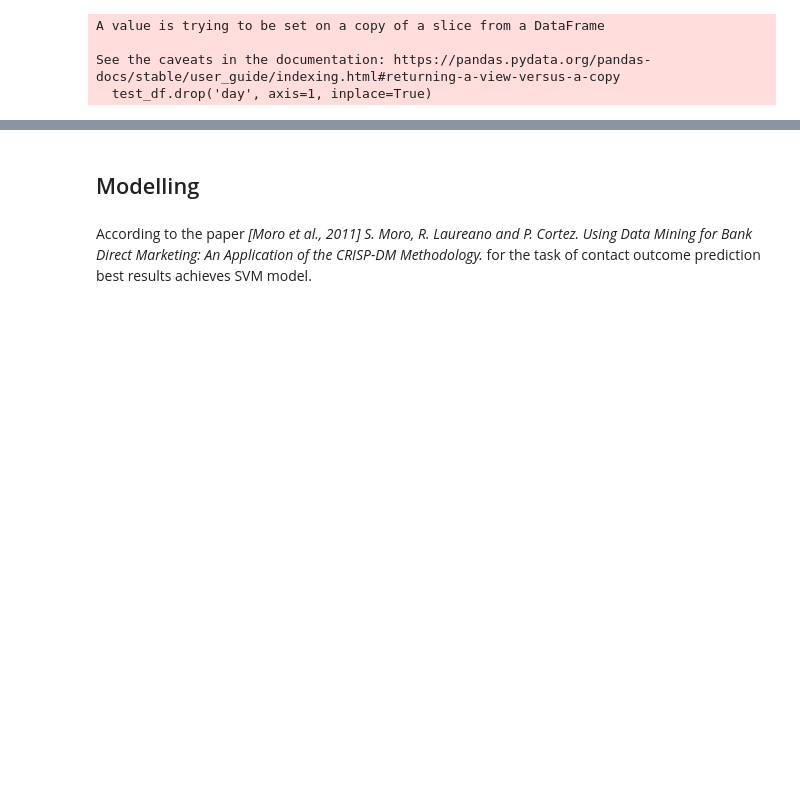
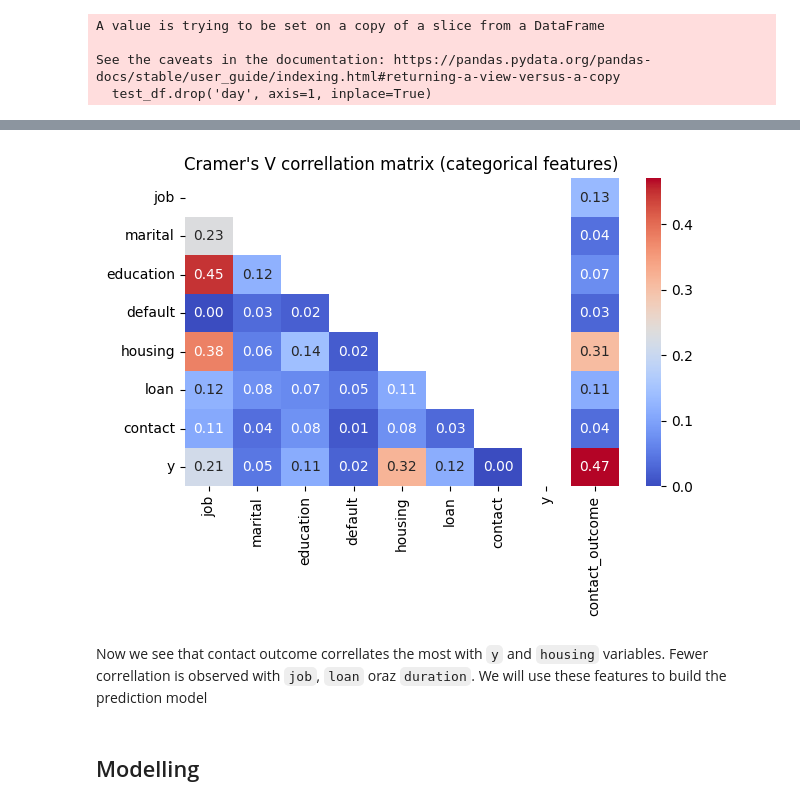
Before and after one commit to Kowd-PauUh/ml-in-depression-estimation, a Jupyter notebook: src/notebooks/marketing-campaign-modelling.ipynb, the cells around one changed output, grey strips where cells are left out. Cells and saved outputs as stored; diff of their text form; code cells hidden in the pictures; blank space fills up the shorter version.

```diff
--- a/src/notebooks/marketing-campaign-modelling.ipynb
+++ b/src/notebooks/marketing-campaign-modelling.ipynb
@@ -420,0 +418,29 @@ NUMERICAL_FEATURES.remove('day')
+# %%
+# Cramer's V correllation for continuous variables
+def cramers_v(vector_1, vector_2):
+    confusion_matrix = pd.crosstab(vector_1, vector_2)
+    chi2 = chi2_contingency(confusion_matrix)[0]
+
+    n = confusion_matrix.to_numpy().sum()
+    phi2 = chi2 / n
+    r, k = confusion_matrix.shape
+
+    phi2corr = max(0, phi2 - ((k - 1) * (r - 1)) / (n - 1))
+    rcorr = r - ((r - 1) ** 2) / (n - 1)
+    kcorr = k - ((k - 1) ** 2) / (n - 1)
+
+    return np.sqrt(phi2corr / min((kcorr - 1), (rcorr - 1)))
+
+plt.figure(figsize=(7, 4))
+
+corr = encoded_df[CATEGORICAL_FEATURES + [TARGET]].corr(method=cramers_v).iloc[:-1]
+mask = np.triu(np.ones_like(corr, dtype=bool))
+mask[:, -1] = ~mask[:, -1]
+
+sns.heatmap(corr, mask=mask, annot=True, cmap='coolwarm', fmt='.2f')
+plt.title("Cramer's V correllation matrix (categorical features)")
+plt.show()
+# %% [output]
+[figure, new version]
+# %% [markdown]
+Now we see that contact outcome correllates the most with `y` and `housing` variables. Fewer correllation is observed with `job`, `loan` oraz `duration`. We will use these features to build the prediction model
@@ -421,5 +450,3 @@ NUMERICAL_FEATURES.remove('day')
 # %% [markdown]
 ## Modelling
-# %% [markdown]
-According to the paper _[Moro et al., 2011] S. Moro, R. Laureano and P. Cortez. Using Data Mining for Bank Direct Marketing: An Application of the CRISP-DM Methodology._ for the task of contact outcome prediction best results achieves SVM model.
 # %%
```
Also changed, not shown: parts of 16 cells of this notebook.
